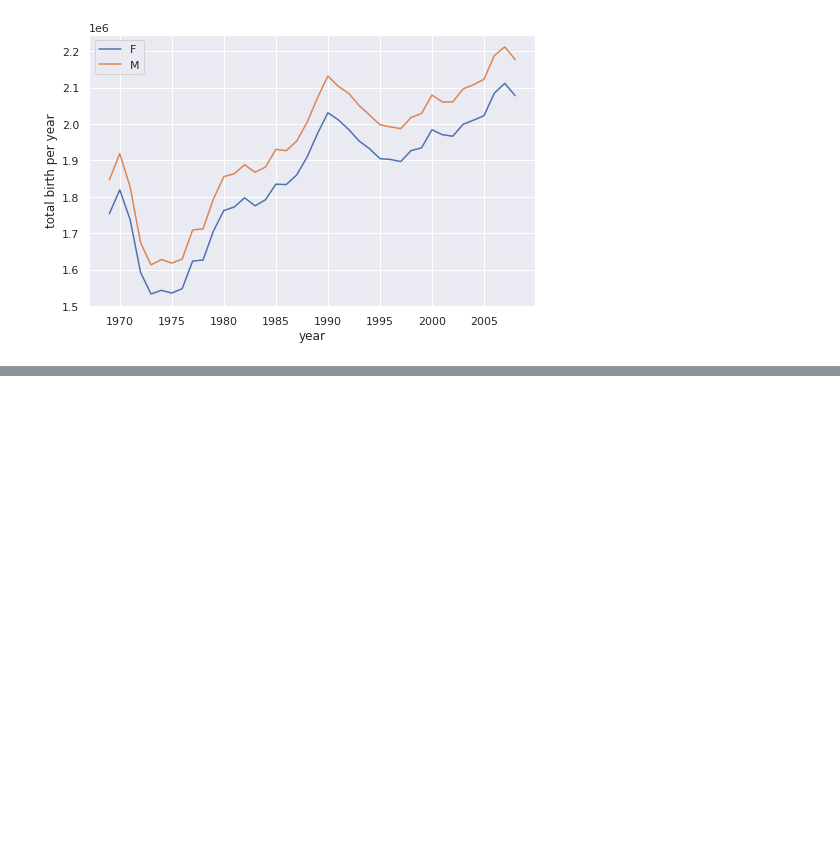
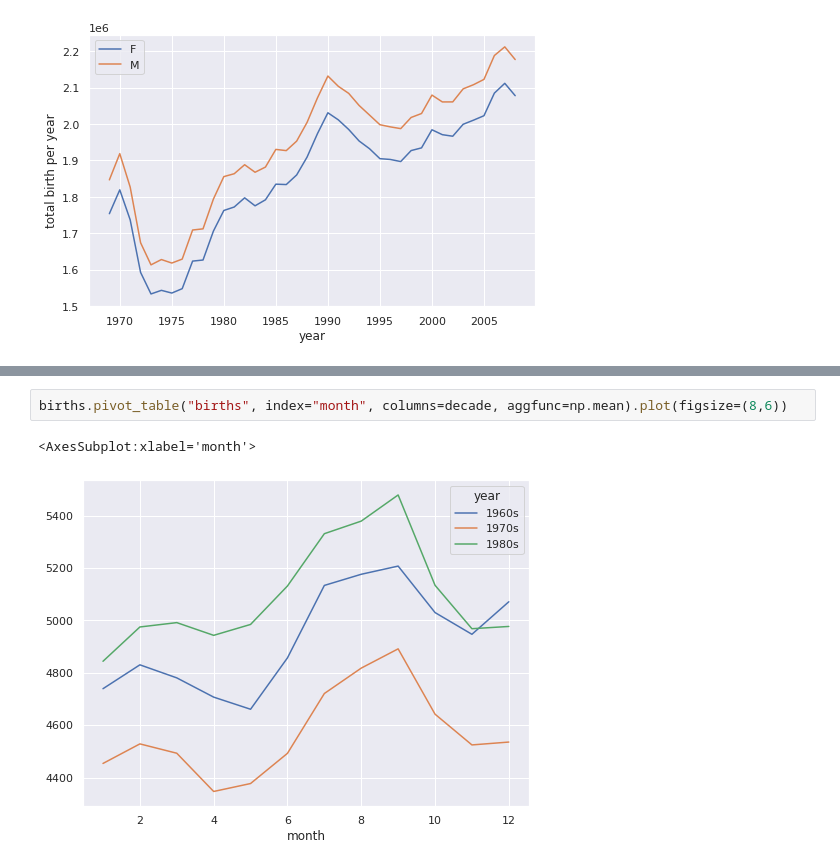
Before and after one commit to mthang1801/machine-learning, a Jupyter notebook: Data-science-ML-Tool/pandas/3.PivotTable.ipynb, the cells around one changed output, grey strips where cells are left out. Drawn from its saved outputs; the diff is of its cells as text; blank space fills up the shorter version.

```diff
--- a/Data-science-ML-Tool/pandas/3.PivotTable.ipynb
+++ b/Data-science-ML-Tool/pandas/3.PivotTable.ipynb
@@ -234,0 +287,5 @@ Text(0, 0.5, 'total birth per year')
+# %%
+births.pivot_table("births", index="month", columns=decade, aggfunc=np.mean).plot(figsize=(8,6))
+# %% [output]
+<AxesSubplot:xlabel='month'>
+[figure, added]
```
Also changed, not shown: parts of 9 cells of this notebook.
